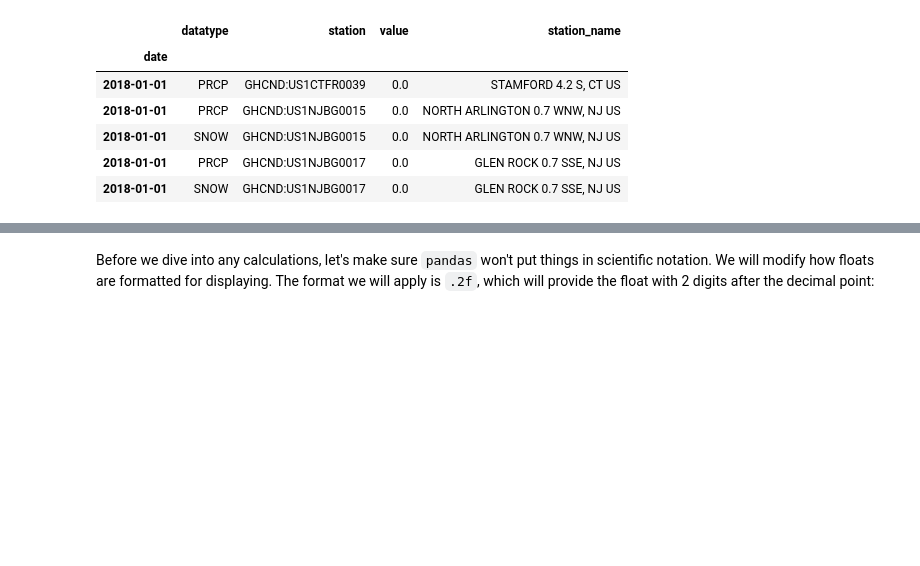
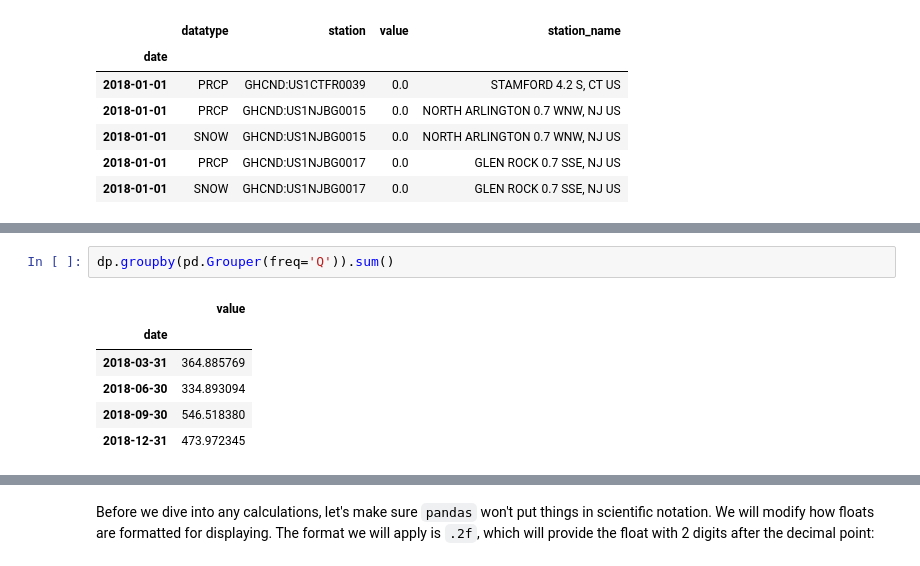
Before and after one commit to ikwak2/Hands-On-Data-Analysis-with-Pandas-2nd-edition, a Jupyter notebook: ch_04/3-aggregations.ipynb, the cells around one changed output, grey strips where cells are left out. Saved outputs shown, nothing was run; the diff lists cells and outputs as text; blank space fills up the shorter version.

```diff
--- a/ch_04/3-aggregations.ipynb
+++ b/ch_04/3-aggregations.ipynb
@@ -57,0 +107,9 @@ weather.head()
+# %%
+dp.groupby(pd.Grouper(freq='Q')).sum()
+# %% [output]
+|  | value |
+| date |  |
+| 2018-03-31 | 364.885769 |
+| 2018-06-30 | 334.893094 |
+| 2018-09-30 | 546.518380 |
+| 2018-12-31 | 473.972345 |
```
Also changed, not shown: parts of 7 cells of this notebook.
